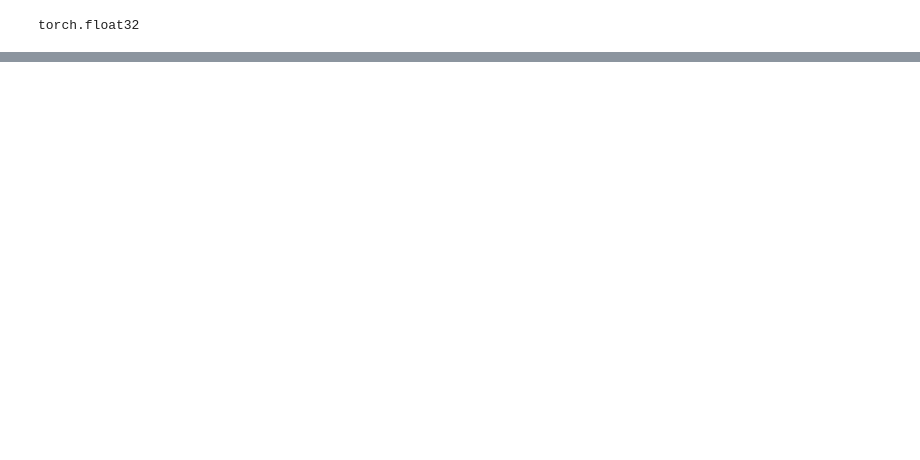
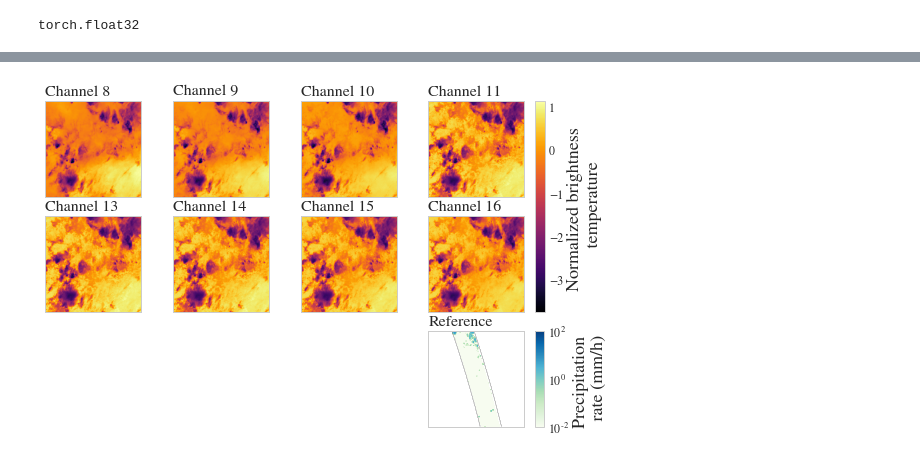
Before and after one commit to ingridingemarsson/geostat-masters-thesis, a Jupyter notebook: notebooks/view_qrnn_preds.ipynb, the cells around one changed output, grey strips where cells are left out. Cells and saved outputs as stored; diff of their text form; code cells hidden in the pictures; blank space fills up the shorter version.

```diff
--- a/notebooks/view_qrnn_preds.ipynb
+++ b/notebooks/view_qrnn_preds.ipynb
@@ -175,0 +176,42 @@ precip_norm = LogNorm(1e-2, 1e2)
+# %%
+
+f, ax = plt.subplots(3, 4, figsize=figsize)
+
+i=0
+for c in channel_inds:
+    m = ax[i, c%4].imshow(data['box'].numpy()[c], cmap=plt.get_cmap('inferno'),
+                         vmin=vmin, vmax=vmax)
+    ax[i, c%4].grid(False)
+    ax[i, c%4].set_title("Channel "+str(channels[c]), loc="left")
+    ax[i, c%4].get_xaxis().set_ticks([])
+    ax[i, c%4].get_yaxis().set_ticks([])
+    if c==3:
+        i+=1
+
+#f.tight_layout(h_pad=1, w_pad=-30)
+f.colorbar(m, ax=ax[:2], fraction=
+           0.025,#0.024,
+           pad=0.0).set_label(label="Normalized brightness \n temperature", wrap=True, size=18)
+
+n = ax[2,3].imshow(y_true, norm=precip_norm, cmap=plt.get_cmap('GnBu'))
+ax[2,3].contour(y_true!=-1,  cmap=plt.get_cmap('binary_r'),  alpha = 0.7, linewidths=0.1)
+ax[2,3].grid(False)
+ax[2,3].get_xaxis().set_ticks([])
+ax[2,3].get_yaxis().set_ticks([])
+ax[2,3].set_title("Reference", loc="left")
+#f.tight_layout(h_pad=1, w_pad=2)
+f.colorbar(n, ax=ax[2], fraction=0.025, pad=0, aspect=10).set_label(label="Precipitation \n rate (mm/h)", wrap=True, size=18)
+ax[2, 1].axis('off')
+ax[2, 2].axis('off')
+ax[2, 0].axis('off')
+
+for i in range(4):
+    ax[0,i].set_anchor('W')
+    ax[1,i].set_anchor('W')
+    ax[2,i].set_anchor('W')
+
+#f.tight_layout(h_pad=1, w_pad=1)
+
+#plt.savefig('../plots/thesis/ex_channels.pdf', bbox_inches='tight')
+# %% [output]
+[figure, added]
```
Also changed, not shown: parts of 6 cells of this notebook, 2 other files.
